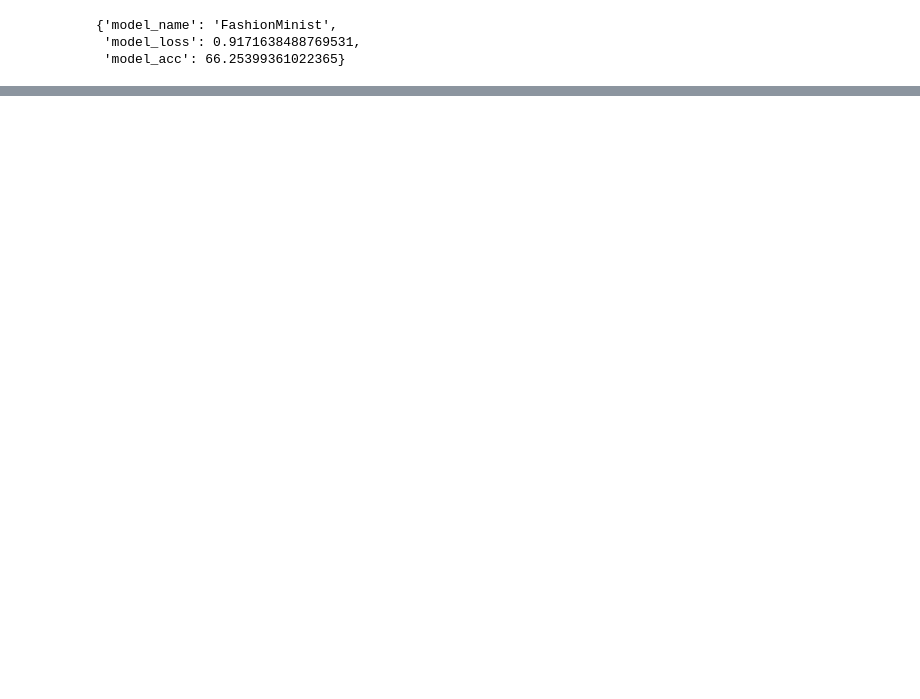
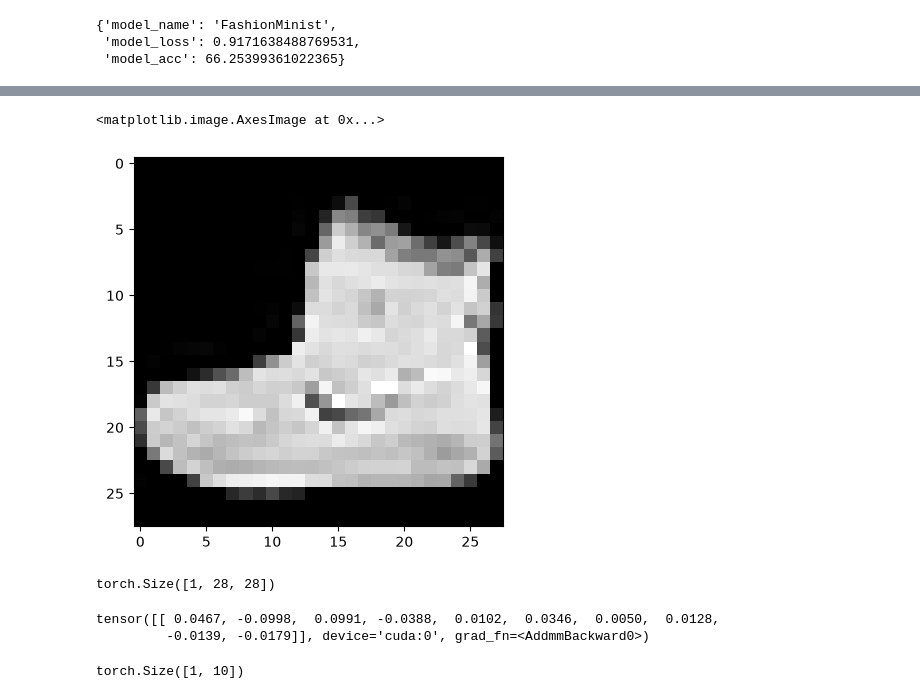
Before and after one commit to HHZPROGRAMMER/-PyTorch-earning-notebooks-covering-tensors-linear-models-classification-CNNs-RNNs-and-Transformers., a Jupyter notebook: cnn_convolution.ipynb, the cells around one changed output, grey strips where cells are left out. Saved outputs shown, nothing was run; the diff lists cells and outputs as text; code cells hidden in the pictures; blank space fills up the shorter version.

```diff
--- a/cnn_convolution.ipynb
+++ b/cnn_convolution.ipynb
@@ -599,0 +782,20 @@ model_1_results
+# %%
+plt.imshow(image.squeeze(),cmap="gray")
+# %% [output]
+<matplotlib.image.AxesImage at 0x...>
+[figure, added]
+# %%
+rand_image_tensor=torch.randn(size=(1,28,28))
+
+rand_image_tensor.shape
+# %% [output]
+torch.Size([1, 28, 28])
+# %%
+model_2(rand_image_tensor.unsqueeze(0).to(device))
+# %% [output]
+tensor([[ 0.0467, -0.0998,  0.0991, -0.0388,  0.0102,  0.0346,  0.0050,  0.0128,
+         -0.0139, -0.0179]], device='cuda:0', grad_fn=<AddmmBackward0>)
+# %%
+model_2(rand_image_tensor.unsqueeze(0).to(device)).shape
+# %% [output]
+torch.Size([1, 10])
```
Also changed, not shown: parts of 37 cells of this notebook, 1 other file.
